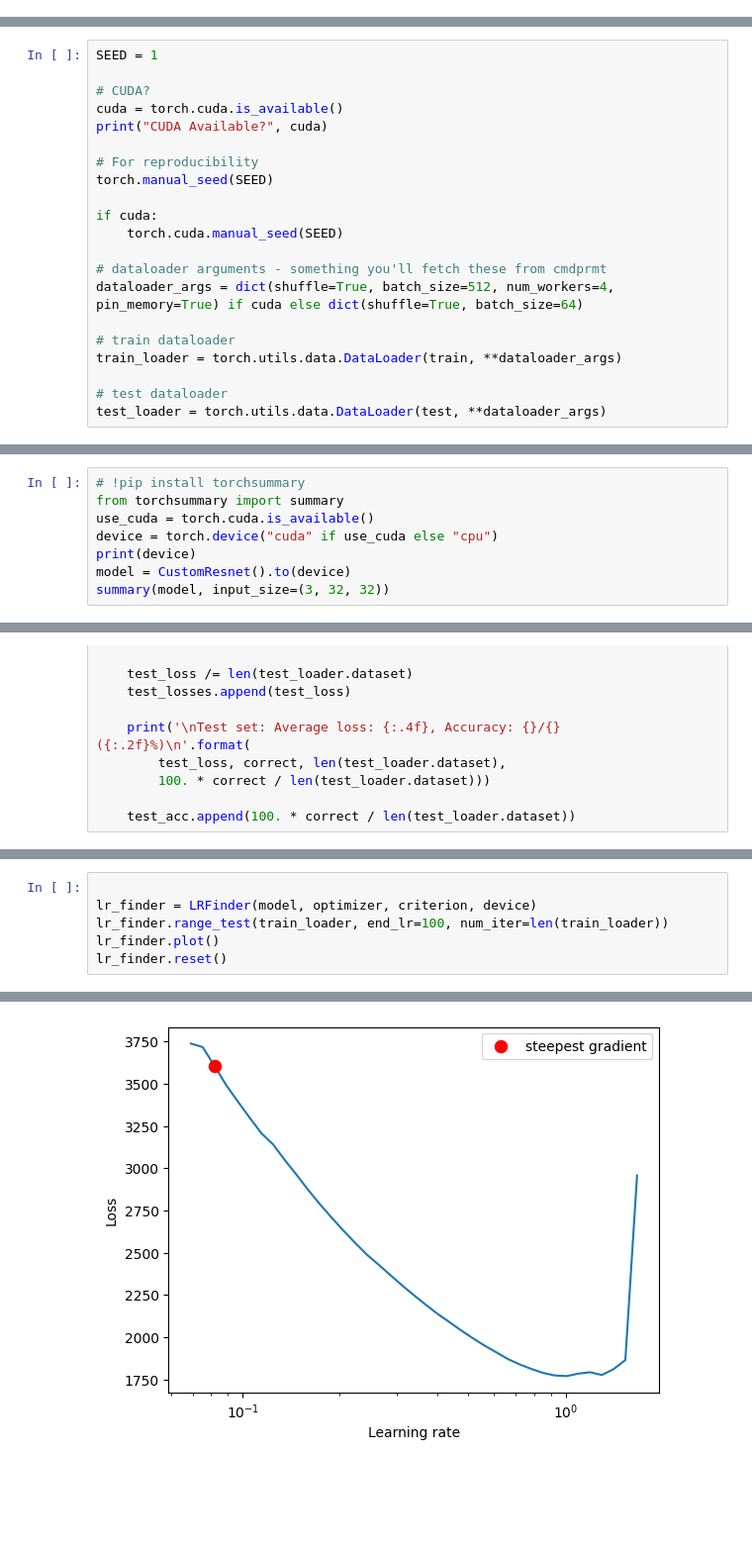
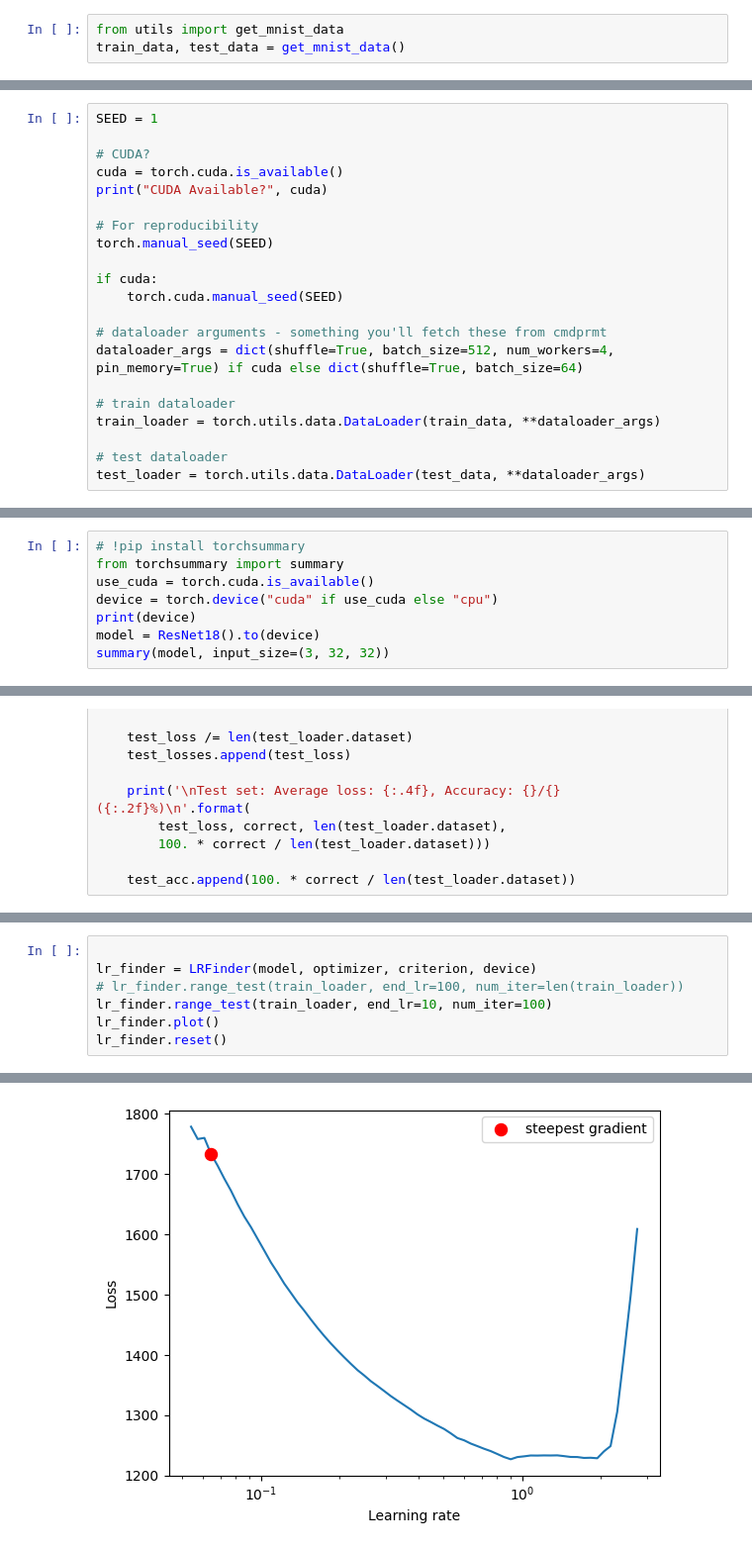
Before and after one commit to ankode/ERAV1, a Jupyter notebook: Session11/session11.ipynb, the cells around one changed output, grey strips where cells are left out. Shown at 99% size. Saved outputs shown, nothing was run; the diff lists cells and outputs as text; blank space fills up the shorter version.

```diff
--- a/Session11/session11.ipynb
+++ b/Session11/session11.ipynb
@@ -42,0 +15,3 @@ Files already downloaded and verified
+# %%
+from utils import get_mnist_data
+train_data, test_data = get_mnist_data()
@@ -59,10 +37,10 @@ if cuda:
 dataloader_args = dict(shuffle=True, batch_size=512, num_workers=4, pin_memory=True) if cuda else dict(shuffle=True, batch_size=64)
 
 # train dataloader
-train_loader = torch.utils.data.DataLoader(train, **dataloader_args)
+train_loader = torch.utils.data.DataLoader(train_data, **dataloader_args)
 
 # test dataloader
-test_loader = torch.utils.data.DataLoader(test, **dataloader_args)
+test_loader = torch.utils.data.DataLoader(test_data, **dataloader_args)
 # %% [output]
 CUDA Available? True
 # %%
@@ -86,7 +65,7 @@ from torchsummary import summary
 use_cuda = torch.cuda.is_available()
 device = torch.device("cuda" if use_cuda else "cpu")
 print(device)
-model = CustomResnet().to(device)
+model = ResNet18().to(device)
 summary(model, input_size=(3, 32, 32))
 # %% [output]
 cuda
@@ -212,7 +194,8 @@ criterion = nn.CrossEntropyLoss(reduction="sum")
 # %%
 
 lr_finder = LRFinder(model, optimizer, criterion, device)
-lr_finder.range_test(train_loader, end_lr=100, num_iter=len(train_loader))
+# lr_finder.range_test(train_loader, end_lr=100, num_iter=len(train_loader))
+lr_finder.range_test(train_loader, end_lr=10, num_iter=100)
 lr_finder.plot()
 lr_finder.reset()
 # %% [output]
@@ -223 +206 @@ Suggested LR: 8.18E-02
-[figure, old version]
+[figure, new version]
```
Also changed, not shown: parts of 22 cells of this notebook, 3 other files.
